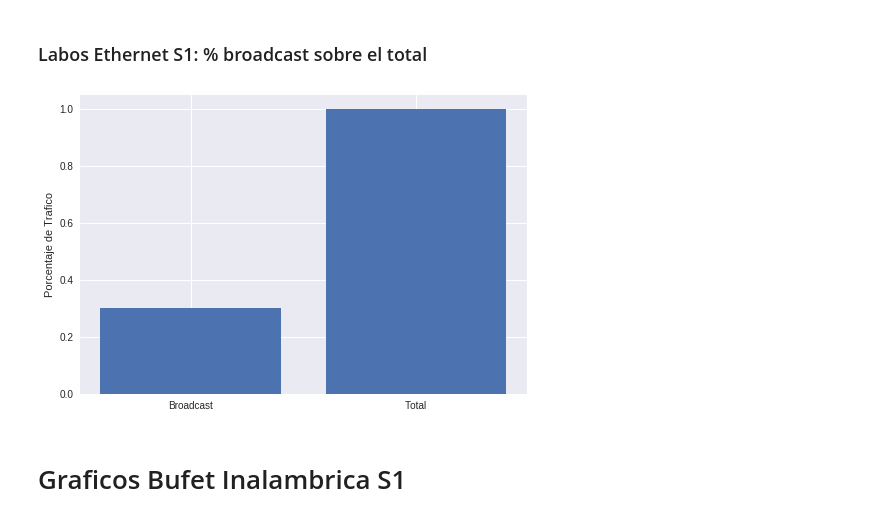
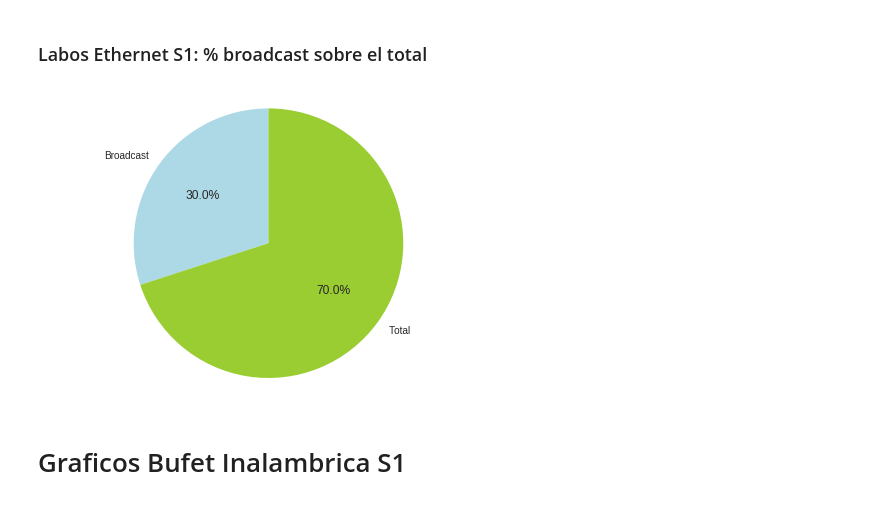
Before and after one commit to a-lavia/redes, a Jupyter notebook: tp1/tools/Graficos-s1.ipynb, the cells around one changed output. Saved outputs shown, nothing was run; the diff lists cells and outputs as text; code cells hidden in the pictures.

Commit message:
broadcast sobre total hecho en piechart

```diff
--- a/tp1/tools/Graficos-s1.ipynb
+++ b/tp1/tools/Graficos-s1.ipynb
@@ -91,24 +91,22 @@ plt.show()
 [figure]
 # %% [markdown]
 ### Labos Ethernet S1: % broadcast sobre el total
-# %%
-# brEther[0]= probabilidad del broadcast ; brEther[1]= probabilidad total
-sumBrEther = sum(dfTableEthernet[dfTableEthernet['symbol'].str.contains('broadcast')]['probability'])
-sumTotEther = sum(dfTableEthernet['probability'])
-brEther = [sumBrEther, sumTotEther]
-
-mpl_fig = plt.figure()
-ax = mpl_fig.add_subplot(111)
-ax.set_ylabel('Porcentaje de Trafico')
-
-nombres = ['Broadcast', 'Total']
-
-plt.bar(range(len(brEther)), brEther, align='center')
-plt.xticks(range(len(nombres)), nombres)
-
-plt.show()
-# %% [output]
-[figure, removed]
+# %%
+sumBrEther = sum(dfTableEthernet[dfTableEthernet['symbol'].str.contains('broadcast')]['probability'])*100
+#probabilidad broadcast, probabilidad total - broadcast
+sizesEther = [sumBrEther, 100 - sumBrEther]
+
+labels = 'Broadcast', 'Total'
+explode = [0,0]
+
+fig1, ax1 = plt.subplots()
+ax1.pie(sizesEther, explode=explode, labels=labels, autopct='%1.1f%%',
+        shadow=False, startangle=90, colors=['lightblue', 'yellowgreen'])
+ax1.axis('equal')  # Equal aspect ratio ensures that pie is drawn as a circle.
+
+plt.show()
+# %% [output]
+[figure, added]
 # %% [markdown]
 # Graficos Bufet Inalambrica S1
 # %%
```
Also changed, not shown: parts of 4 cells of this notebook.
